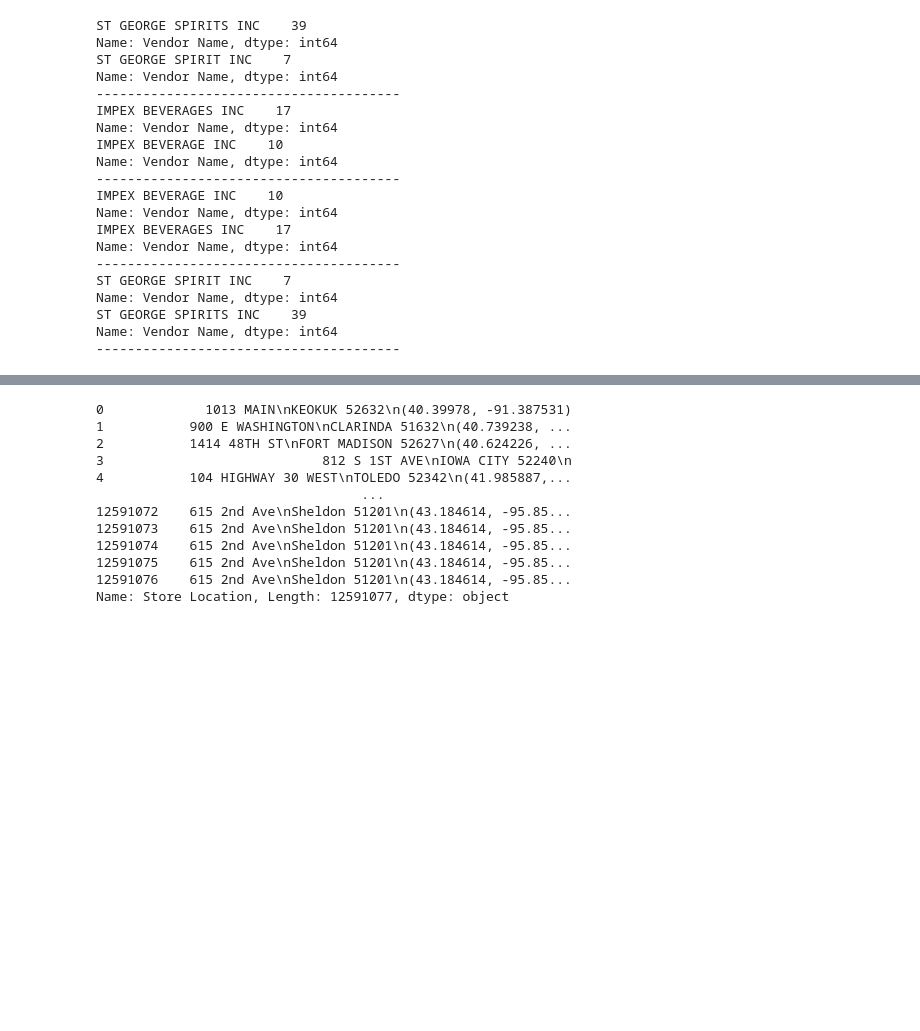
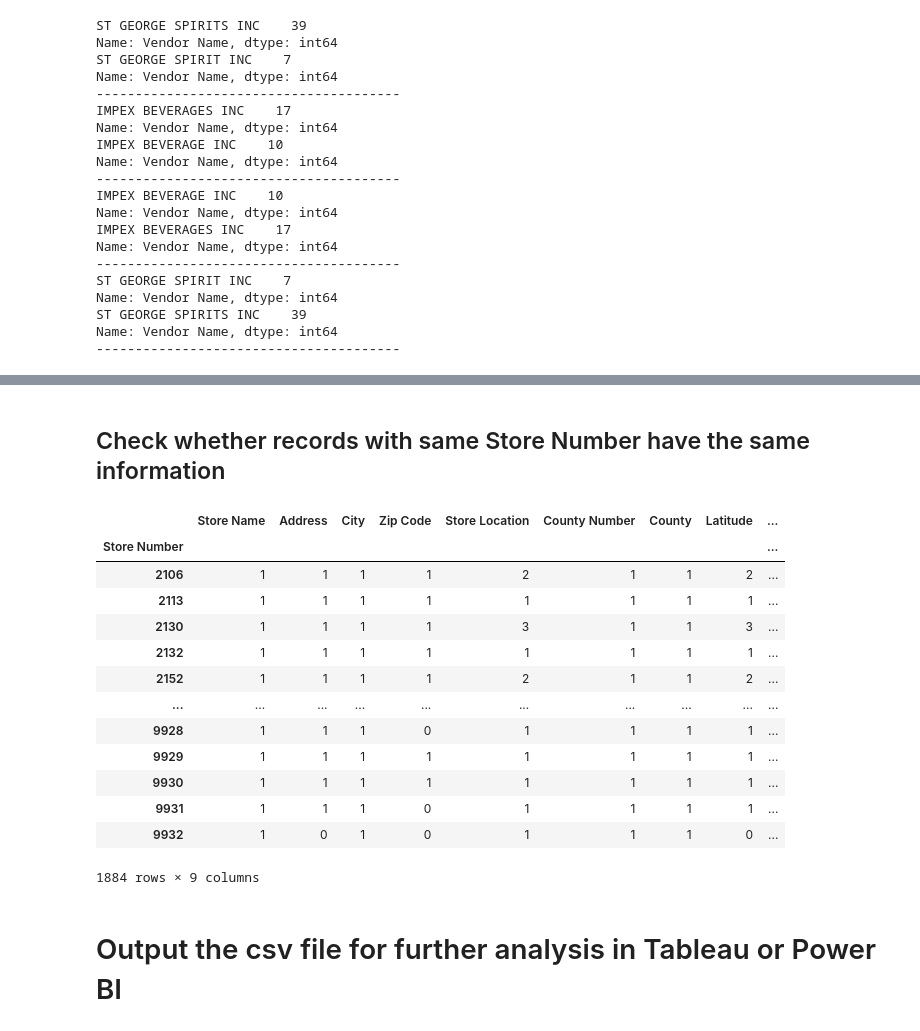
Before and after one commit to huangchao2528/Projects, a Jupyter notebook: Iowa Liquor Sales/Iowa_Liquor_Sales.ipynb, the cells around one changed output, grey strips where cells are left out. Cells and saved outputs as stored; diff of their text form; code cells hidden in the pictures; blank space fills up the shorter version.

```diff
--- a/Iowa Liquor Sales/Iowa_Liquor_Sales.ipynb
+++ b/Iowa Liquor Sales/Iowa_Liquor_Sales.ipynb
@@ -429,15 +509,39 @@ pd.DataFrame(data)
-# %%
-df['Store Location']
-# %% [output]
-0             1013 MAIN\nKEOKUK 52632\n(40.39978, -91.387531)
-1           900 E WASHINGTON\nCLARINDA 51632\n(40.739238, ...
-2           1414 48TH ST\nFORT MADISON 52627\n(40.624226, ...
-3                            812 S 1ST AVE\nIOWA CITY 52240\n
-4           104 HIGHWAY 30 WEST\nTOLEDO 52342\n(41.985887,...
-                                  ...
-12591072    615 2nd Ave\nSheldon 51201\n(43.184614, -95.85...
-12591073    615 2nd Ave\nSheldon 51201\n(43.184614, -95.85...
-12591074    615 2nd Ave\nSheldon 51201\n(43.184614, -95.85...
-12591075    615 2nd Ave\nSheldon 51201\n(43.184614, -95.85...
-12591076    615 2nd Ave\nSheldon 51201\n(43.184614, -95.85...
-Name: Store Location, Length: 12591077, dtype: object
+# %% [markdown]
+## Check whether records with same Store Number have the same information
+# %%
+consistency_check_columns = ['Store Name', 'Address', 'City', 'Zip Code', 'Store Location', 'County']
+for column in consistency_check_columns:
+    df[column] = df[column].str.upper()
+
+# Group by 'Store Number' and check the number of unique values in each column
+grouped = df.groupby('Store Number').agg({
+    'Store Name': 'nunique',
+    'Address': 'nunique',
+    'City': 'nunique',
+    'Zip Code': 'nunique',
+    'Store Location': 'nunique',
+    'County Number': 'nunique',
+    'County': 'nunique',
+    'Latitude': 'nunique',
+    'Longitude': 'nunique'
+})
+
+grouped
+# %%
+# Check if all columns have a count of 1 within each group
+consistent = grouped.eq(1).all(axis=1)
+# %% [output]
+|  | Store Name | Address | City | Zip Code | Store Location | County Number | County | Latitude | ... |
+| Store Number |  |  |  |  |  |  |  |  | ... |
+| 2106 | 1 | 1 | 1 | 1 | 2 | 1 | 1 | 2 | ... |
+| 2113 | 1 | 1 | 1 | 1 | 1 | 1 | 1 | 1 | ... |
+| 2130 | 1 | 1 | 1 | 1 | 3 | 1 | 1 | 3 | ... |
+| 2132 | 1 | 1 | 1 | 1 | 1 | 1 | 1 | 1 | ... |
+| 2152 | 1 | 1 | 1 | 1 | 2 | 1 | 1 | 2 | ... |
+| ... | ... | ... | ... | ... | ... | ... | ... | ... | ... |
+| 9928 | 1 | 1 | 1 | 0 | 1 | 1 | 1 | 1 | ... |
+| 9929 | 1 | 1 | 1 | 1 | 1 | 1 | 1 | 1 | ... |
+| 9930 | 1 | 1 | 1 | 1 | 1 | 1 | 1 | 1 | ... |
+| 9931 | 1 | 1 | 1 | 0 | 1 | 1 | 1 | 1 | ... |
+| 9932 | 1 | 0 | 1 | 0 | 1 | 1 | 1 | 0 | ... |
+1884 rows × 9 columns
@@ -443,0 +585,2 @@ Name: Store Location, Length: 12591077, dtype: object
+# %% [markdown]
+# Output the csv file for further analysis in Tableau or Power BI
```
Also changed, not shown: parts of 32 cells of this notebook.
